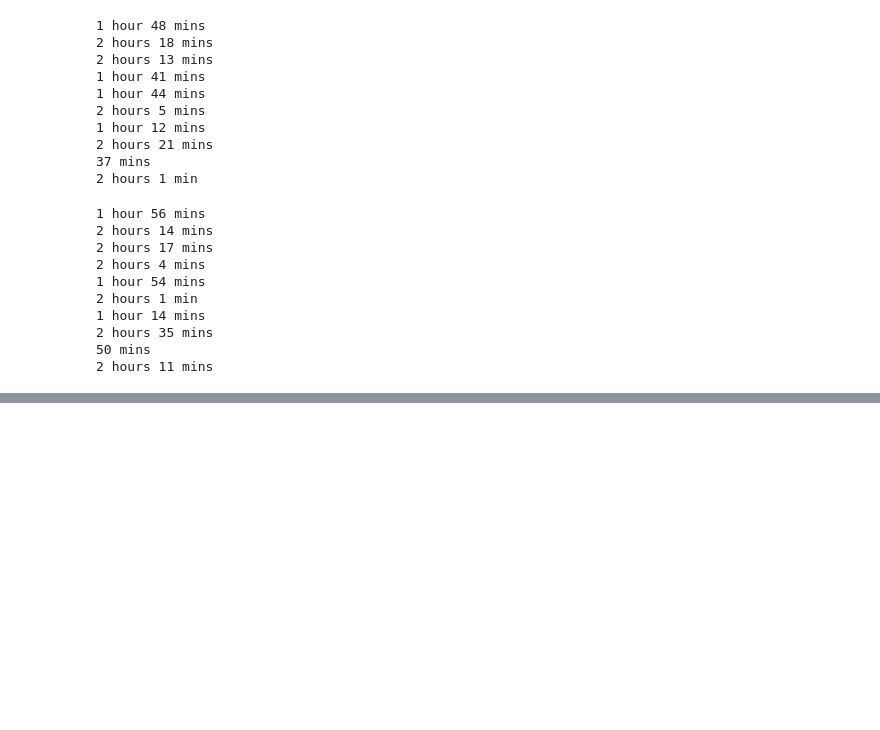
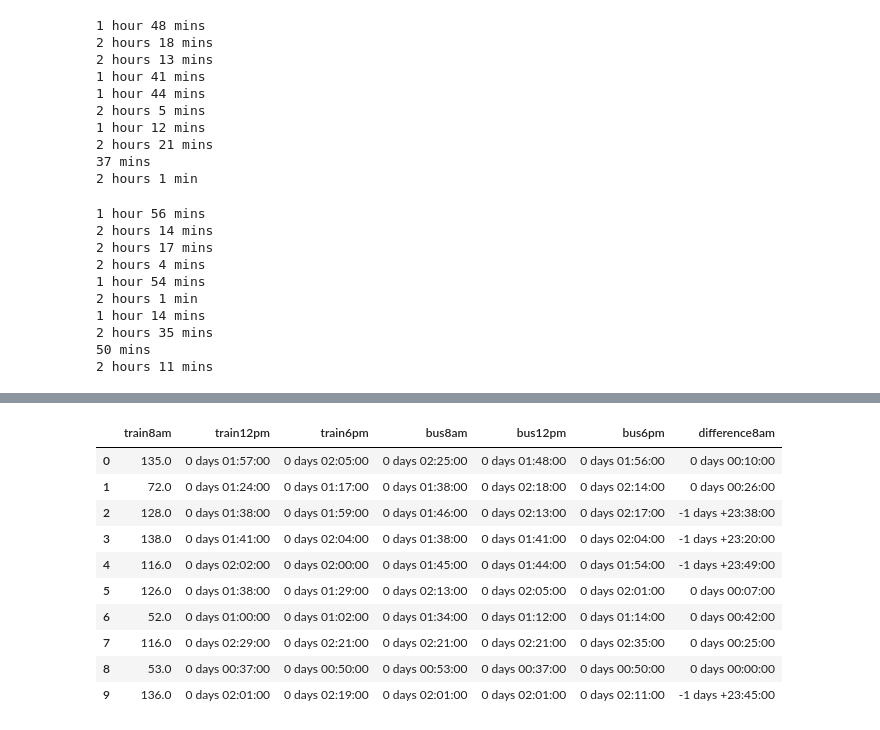
Before and after one commit to ZSlemmons/MTA-elevators, a Jupyter notebook: travel-time/travel-time-analysis.ipynb, the cells around one changed output, grey strips where cells are left out. Saved outputs shown, nothing was run; the diff lists cells and outputs as text; code cells hidden in the pictures; blank space fills up the shorter version.

Commit message:
time analysis

```diff
--- a/travel-time/travel-time-analysis.ipynb
+++ b/travel-time/travel-time-analysis.ipynb
@@ -1128,0 +1231,11 @@ google_df
+# %%
+google_df['bus12pm'] = bus12pm_duration
+google_df['bus12pm'] = google_df['bus12pm'].str.replace('mins', 'min')
+# %%
+minutes_bus12pm = []
+for duration in google_df['bus12pm']:
+    time = pd.Timedelta(duration)
+    minutes_bus12pm.append(time)
+
+google_df['bus12pm'] = minutes_bus12pm
+google_df
@@ -1128,0 +1254,11 @@ google_df
+# %%
+google_df['bus6pm'] = bus6pm_duration
+google_df['bus6pm'] = google_df['bus6pm'].str.replace('mins', 'min')
+# %%
+minutes_bus6pm = []
+for duration in google_df['bus6pm']:
+    time = pd.Timedelta(duration)
+    minutes_bus6pm.append(time)
+
+google_df['bus6pm'] = minutes_bus6pm
+google_df
@@ -1128,0 +1293,15 @@ google_df
+# %%
+google_df['train8am'] = google_df['train8am'].dt.total_seconds()/60
+google_df
+# %% [output]
+|  | train8am | train12pm | train6pm | bus8am | bus12pm | bus6pm | difference8am |
+| 0 | 135.0 | 0 days 01:57:00 | 0 days 02:05:00 | 0 days 02:25:00 | 0 days 01:48:00 | 0 days 01:56:00 | 0 days 00:10:00 |
+| 1 | 72.0 | 0 days 01:24:00 | 0 days 01:17:00 | 0 days 01:38:00 | 0 days 02:18:00 | 0 days 02:14:00 | 0 days 00:26:00 |
+| 2 | 128.0 | 0 days 01:38:00 | 0 days 01:59:00 | 0 days 01:46:00 | 0 days 02:13:00 | 0 days 02:17:00 | -1 days +23:38:00 |
+| 3 | 138.0 | 0 days 01:41:00 | 0 days 02:04:00 | 0 days 01:38:00 | 0 days 01:41:00 | 0 days 02:04:00 | -1 days +23:20:00 |
+| 4 | 116.0 | 0 days 02:02:00 | 0 days 02:00:00 | 0 days 01:45:00 | 0 days 01:44:00 | 0 days 01:54:00 | -1 days +23:49:00 |
+| 5 | 126.0 | 0 days 01:38:00 | 0 days 01:29:00 | 0 days 02:13:00 | 0 days 02:05:00 | 0 days 02:01:00 | 0 days 00:07:00 |
+| 6 | 52.0 | 0 days 01:00:00 | 0 days 01:02:00 | 0 days 01:34:00 | 0 days 01:12:00 | 0 days 01:14:00 | 0 days 00:42:00 |
+| 7 | 116.0 | 0 days 02:29:00 | 0 days 02:21:00 | 0 days 02:21:00 | 0 days 02:21:00 | 0 days 02:35:00 | 0 days 00:25:00 |
+| 8 | 53.0 | 0 days 00:37:00 | 0 days 00:50:00 | 0 days 00:53:00 | 0 days 00:37:00 | 0 days 00:50:00 | 0 days 00:00:00 |
+| 9 | 136.0 | 0 days 02:01:00 | 0 days 02:19:00 | 0 days 02:01:00 | 0 days 02:01:00 | 0 days 02:11:00 | -1 days +23:45:00 |
```
Also changed, not shown: parts of 22 cells of this notebook, 1 other file.
